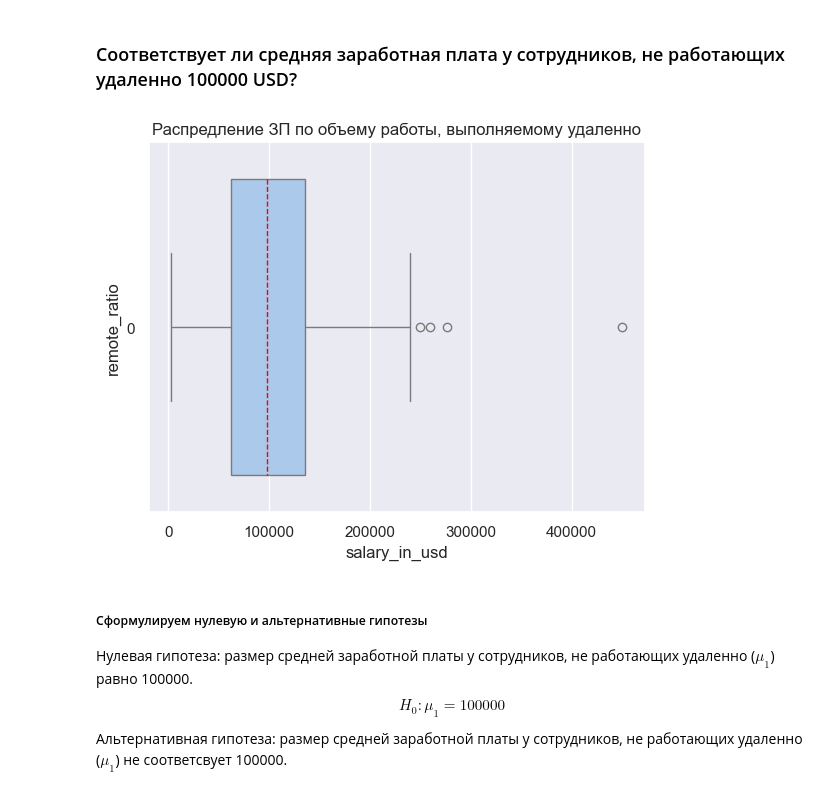
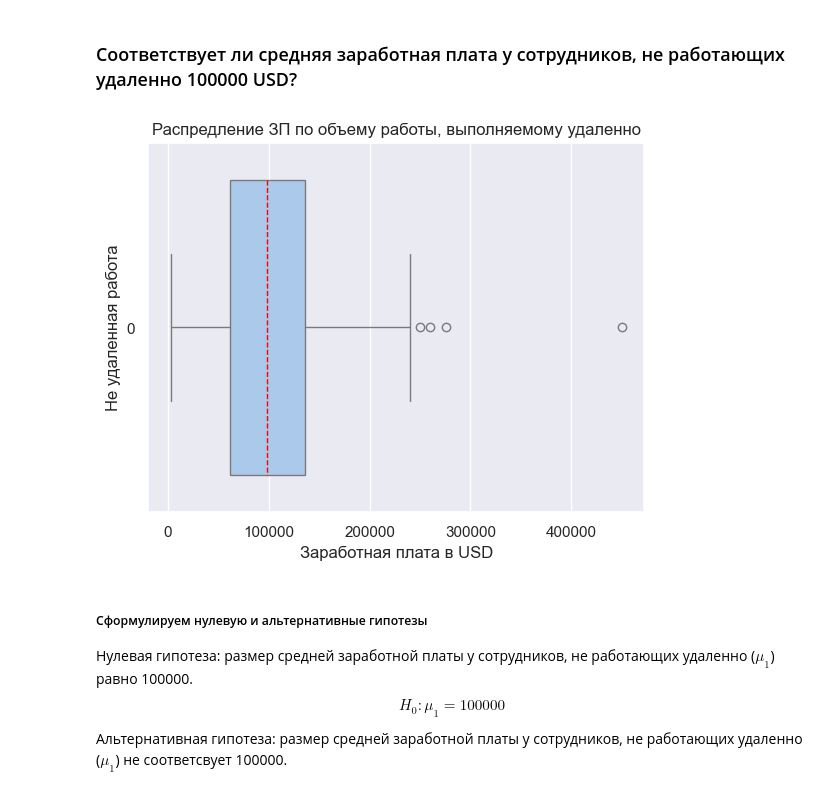
Before and after one commit to marioitti1/HR_EDA_Statistic, a Jupyter notebook: Statisctic_tests.ipynb, the cells around one changed output. Cells and saved outputs as stored; diff of their text form; code cells hidden in the pictures.

```diff
--- a/Statisctic_tests.ipynb
+++ b/Statisctic_tests.ipynb
@@ -447,11 +448,13 @@ plt.show()
 ### Соответствует ли средняя заработная плата у сотрудников, не работающих удаленно 100000 USD?
 # %%
 data_no_remote_ratio = data[data['remote_ratio'] == 0]
-ax = sns.boxplot(data_no_remote_ratio, x='salary_in_usd', y='remote_ratio', orient='h', medianprops={'color': 'red', 'linestyle': '--'})
+ax = sns.boxplot(data_no_remote_ratio, x='salary_in_usd', y='remote_ratio',
+                 orient='h', medianprops={'color': 'red', 'linestyle': '--'})
+ax.set(xlabel='Заработная плата в USD', ylabel='Не удаленная работа')
 ax.set_title('Распредление ЗП по объему работы, выполняемому удаленно')
 plt.show()
 # %% [output]
-[figure, old version]
+[figure, new version]
 # %% [markdown]
 ##### Сформулируем нулевую и альтернативные гипотезы
 Нулевая гипотеза: размер средней заработной платы у сотрудников, не работающих удаленно ($\mu_1$) равно 100000. $$H_0:\mu_1 = 100000$$
```
Also changed, not shown: parts of 20 cells of this notebook.
